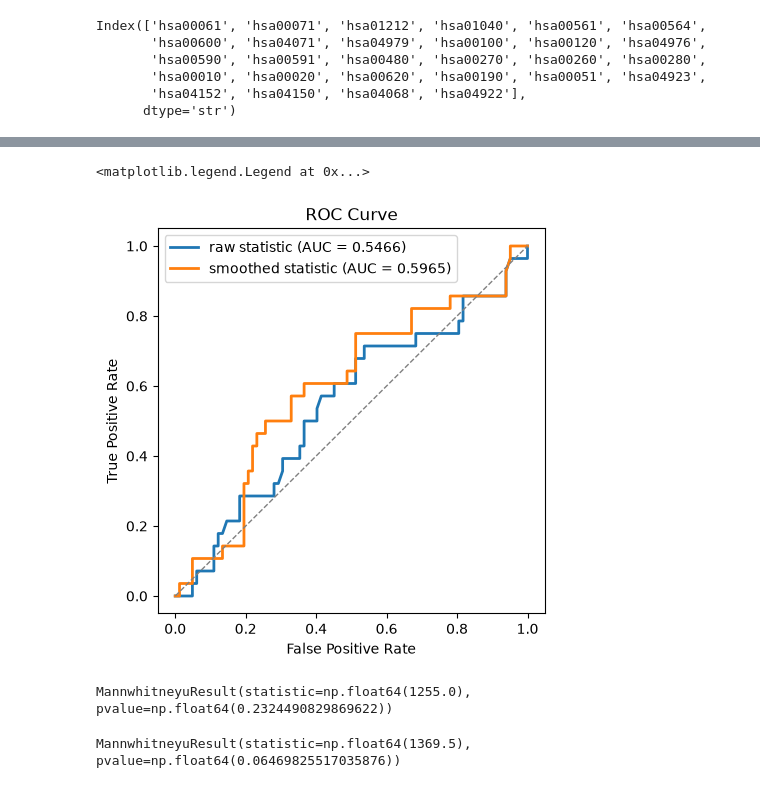
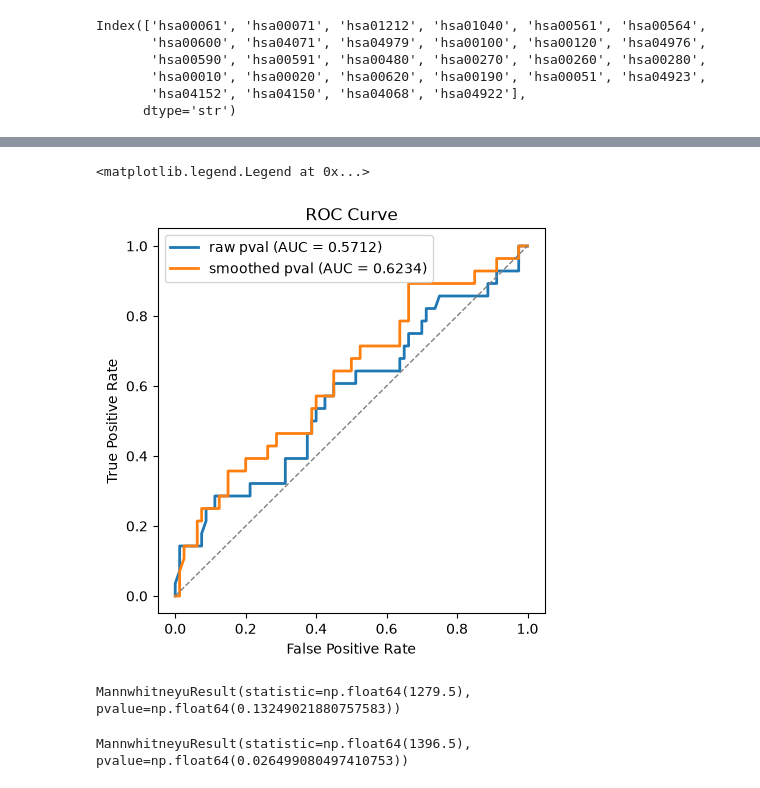
Before and after one commit to saldanB/mw-metabolite-network, a Jupyter notebook: nafld_spatial_autocorrelation.ipynb, the cells around one changed output, grey strips where cells are left out. Drawn from its saved outputs; the diff is of its cells as text; code cells hidden in the pictures.

```diff
--- a/nafld_spatial_autocorrelation.ipynb
+++ b/nafld_spatial_autocorrelation.ipynb
@@ -50,8 +50,24 @@ closer nodes (smaller posonly distance) weighted more heavily.
 # %%
 n = len(nodes)
 Dv = D.values.astype(float)
-np.fill_diagonal(Dv, 0)  # kill self-weight
-W = (1 - Dv)**2
+
+# A node is never its own neighbour. Putting +inf on the diagonal -- not 0 --
+# is what actually kills the self-weight: any decreasing kernel sends it to 0,
+# and argsort then ranks self LAST, so the KNN cells below select K real
+# neighbours instead of self + (K-1) others. Filling the diagonal with 0 is a
+# no-op on a distance matrix (it is already 0 there), and left w_ii at its
+# maximum, which both inflates every local statistic (a z_i**2 term that is
+# non-negative by construction) and invalidates the conditional-permutation
+# shortcut in local_moran_test, which assumes w_ii = 0.
+np.fill_diagonal(Dv, np.inf)
+
+# Distance -> similarity has to be MONOTONE DECREASING. The previous (1 - d)**2
+# turns back up past d = 1, and since the median graph distance here is ~1.1,
+# that handed most of the weight mass to the most distant metabolites.
+SIGMA = np.median(Dv[np.isfinite(Dv)])
+W = np.exp(-(Dv / SIGMA) ** 2)          # exp(-inf) = 0 on the diagonal
+assert np.all(np.diag(W) == 0), "self-weights must be zero for Moran's I"
+
 row_sums = W.sum(axis=1, keepdims=True)
 W_std = W / row_sums  # row-standardized
 
@@ -681,49 +715,49 @@ plt.show()
 # %%
 from sklearn.metrics import roc_auc_score, roc_curve
 
 plt.figure(figsize=(5, 5))
 
 fpr, tpr, thresholds = roc_curve(
     results_raw.pathway_id.isin(known_pathways).astype(int),
-    results_raw.statistic
+    -results_raw.pval
 )
 roc_auc = roc_auc_score(
     results_raw.pathway_id.isin(known_pathways).astype(int),
-    results_raw.statistic)
-plt.plot(fpr, tpr, lw=2, label="raw statistic (AUC = {:.4f})".format(roc_auc))
+    -results_raw.pval)
+plt.plot(fpr, tpr, lw=2, label="raw pval (AUC = {:.4f})".format(roc_auc))
 
 
 fpr, tpr, thresholds = roc_curve(
     results_smooth.pathway_id.isin(known_pathways).astype(int),
-    results_smooth.statistic
+    -results_smooth.pval
 )
 roc_auc = roc_auc_score(
     results_smooth.pathway_id.isin(known_pathways).astype(int),
-    results_smooth.statistic)
-plt.plot(fpr, tpr, lw=2, label="smoothed statistic (AUC = {:.4f})".format(roc_auc))
+    -results_smooth.pval)
+plt.plot(fpr, tpr, lw=2, label="smoothed pval (AUC = {:.4f})".format(roc_auc))
 
 plt.plot([0, 1], [0, 1], color="grey", lw=1, ls="--")
 plt.xlabel("False Positive Rate")
 plt.ylabel("True Positive Rate")
 plt.title("ROC Curve")
 plt.legend()
 # %% [output]
 <matplotlib.legend.Legend at 0x...>
-[figure, old version]
+[figure, new version]
 # %%
 from scipy.stats import mannwhitneyu
 mannwhitneyu(
-    results_raw.set_index("pathway_id").loc[known_pathways, "statistic"],
-    results_raw.set_index("pathway_id").loc[unknown_pathways, "statistic"],
+    -results_raw.set_index("pathway_id").loc[known_pathways, "pval"],
+    -results_raw.set_index("pathway_id").loc[unknown_pathways, "pval"],
     alternative="greater"
 )
 # %% [output]
-MannwhitneyuResult(statistic=np.float64(1255.0), pvalue=np.float64(0.2324490829869622))
+MannwhitneyuResult(statistic=np.float64(1279.5), pvalue=np.float64(0.13249021880757583))
 # %%
 mannwhitneyu(
-    results_smooth.set_index("pathway_id").loc[known_pathways, "statistic"],
-    results_smooth.set_index("pathway_id").loc[unknown_pathways, "statistic"],
+    -results_smooth.set_index("pathway_id").loc[known_pathways, "pval"],
+    -results_smooth.set_index("pathway_id").loc[unknown_pathways, "pval"],
     alternative="greater"
 )
 # %% [output]
-MannwhitneyuResult(statistic=np.float64(1369.5), pvalue=np.float64(0.06469825517035876))
+MannwhitneyuResult(statistic=np.float64(1396.5), pvalue=np.float64(0.026499080497410753))
```
Also changed, not shown: parts of 20 cells of this notebook, 3 other files.
